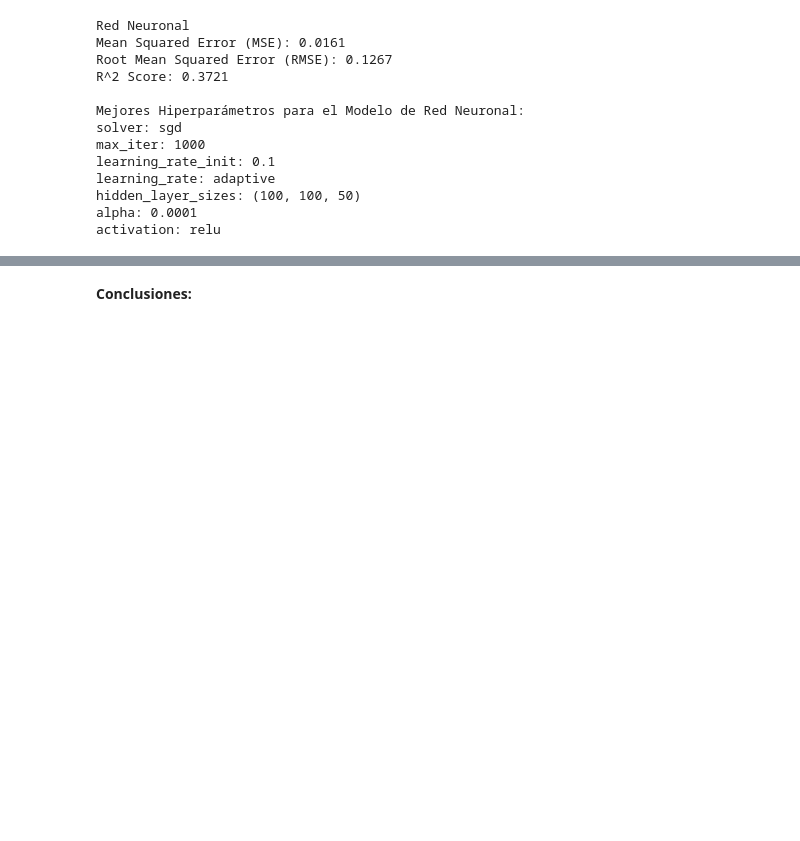
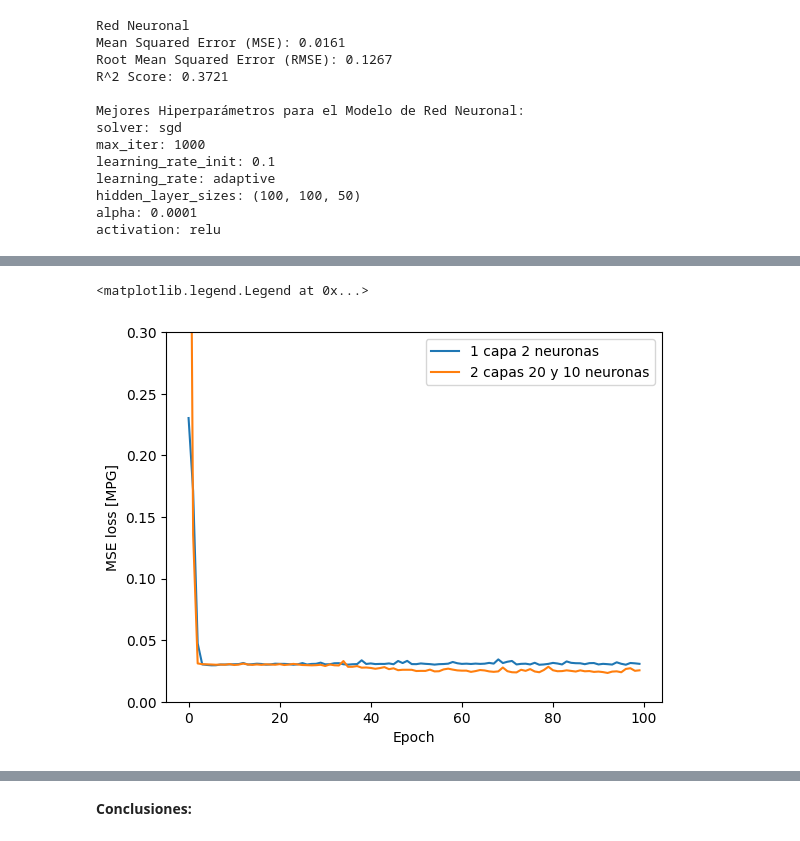
Before and after one commit to cduquee/taller-productividad-manufactura, a Jupyter notebook: codigo.ipynb, the cells around one changed output, grey strips where cells are left out. Saved outputs shown, nothing was run; the diff lists cells and outputs as text; code cells hidden in the pictures; blank space fills up the shorter version.

Commit message:
add tarea 4 (red neuronal tensorflow y xgboost hyperparameter tuning)

```diff
--- a/codigo.ipynb
+++ b/codigo.ipynb
@@ -1037,0 +1066,2 @@ activation: relu
+# %%
+norm = tf.keras.layers.Normalization()
@@ -1037,0 +1095,12 @@ activation: relu
+# %%
+%%time
+linear_model1.compile(
+    optimizer=tf.keras.optimizers.Adam(learning_rate=0.1),
+    loss='mean_squared_error')
+
+
+history1 = linear_model1.fit(
+    X_train,
+    y_train,
+    epochs=100,
+    validation_split = 0.2)
@@ -1037,0 +1136,10 @@ activation: relu
+# %%
+#Cambio a 2 capas ocultas de 20 y 10 neuronas
+linear_model2 = tf.keras.Sequential([
+    norm,
+    tf.keras.layers.Dense(units=20, activation='relu'),
+    tf.keras.layers.Dense(units=10, activation='relu'),
+    tf.keras.layers.Dense(units=1)
+])
+
+linear_model2.summary()
@@ -1037,0 +1162,13 @@ activation: relu
+# %%
+%%time
+
+linear_model2.compile(
+    optimizer=tf.keras.optimizers.Adam(learning_rate=0.1),
+    loss='mean_squared_error')
+
+
+history2 = linear_model2.fit(
+    X_train,
+    y_train,
+    epochs=100,
+    validation_split = 0.2)
@@ -1037,0 +1193,10 @@ activation: relu
+# %%
+plt.plot(history1.history['loss'], label='1 capa 2 neuronas')
+plt.plot(history2.history['loss'], label='2 capas 20 y 10 neuronas')
+plt.ylim([0, 0.3])
+plt.xlabel('Epoch')
+plt.ylabel('MSE loss [MPG]')
+plt.legend()
+# %% [output]
+<matplotlib.legend.Legend at 0x...>
+[figure, added]
```
Also changed, not shown: parts of 19 cells of this notebook.
